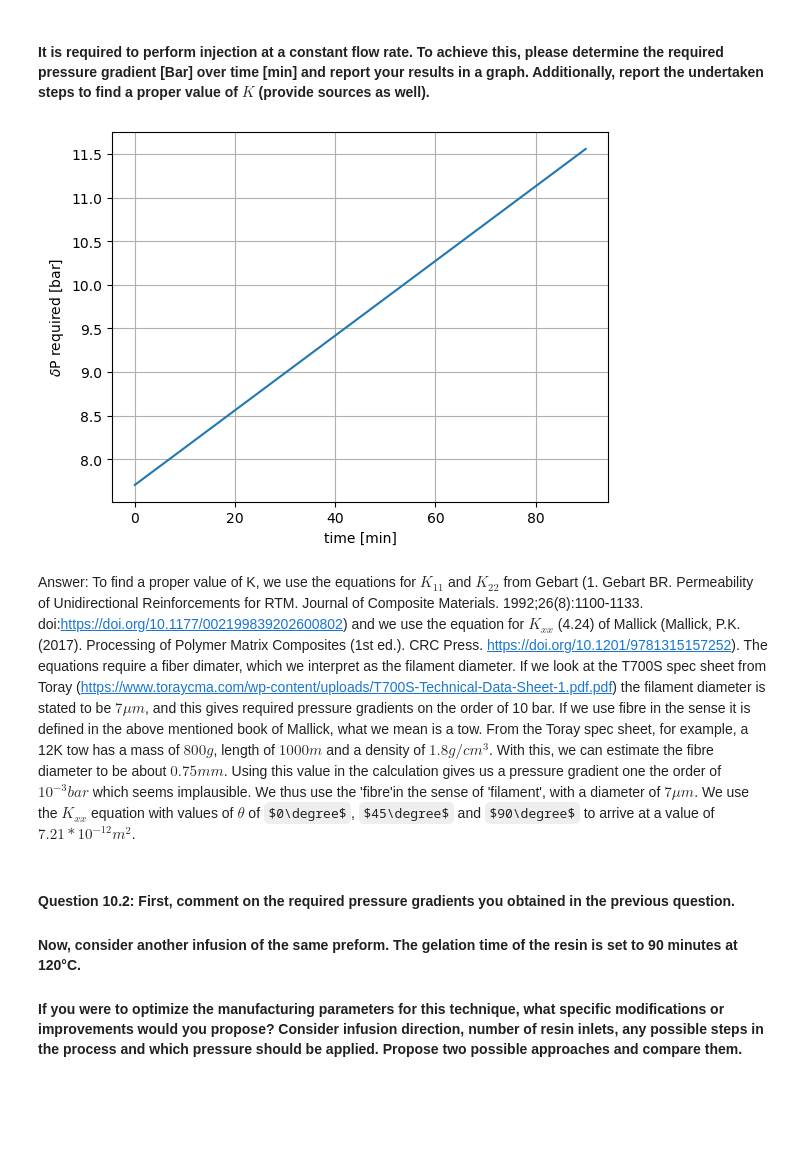
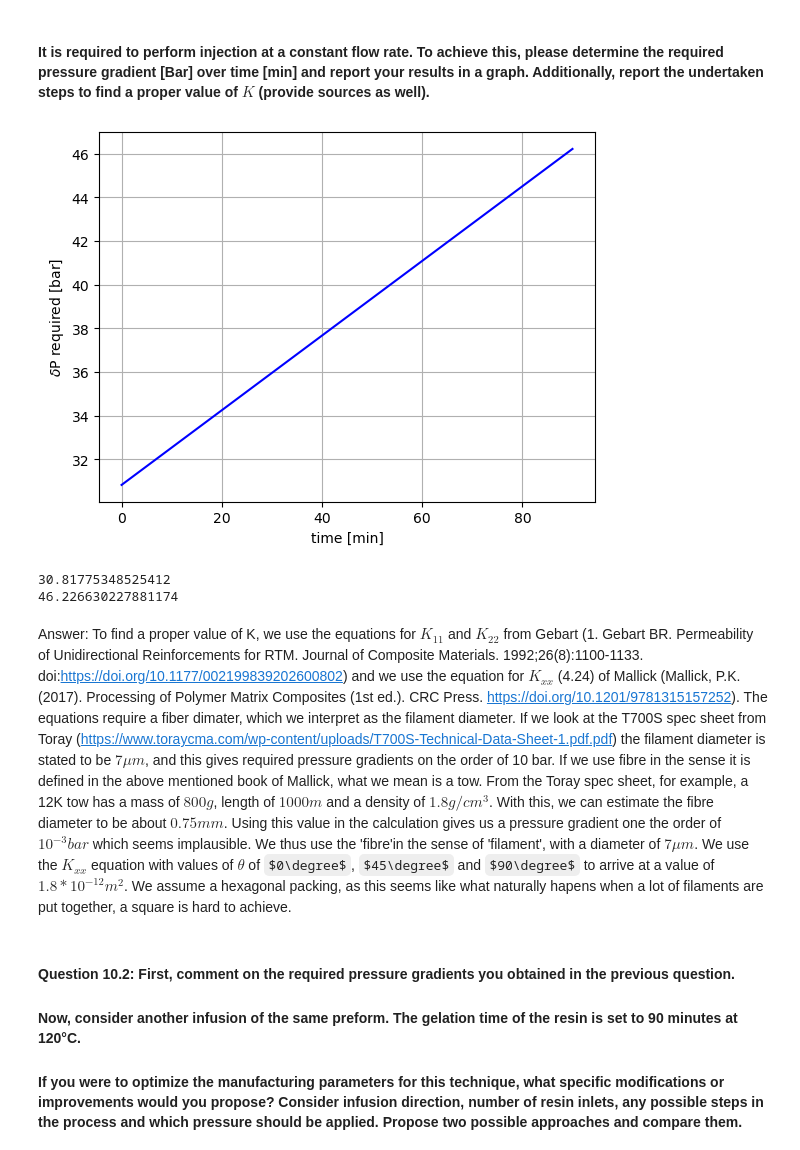
Before and after one commit to arthurstreebgreebling/PCM, a Jupyter notebook: A2 Rheokinetics/Rheokinetics.ipynb, the cells around one changed output. Cells and saved outputs as stored; diff of their text form; code cells hidden in the pictures; some formulas as TeX source; blank space fills up the shorter version.

Commit message:
updates to Q10.1 equation of Kozeny-Carman (power 3)

```diff
--- a/A2 Rheokinetics/Rheokinetics.ipynb
+++ b/A2 Rheokinetics/Rheokinetics.ipynb
@@ -593,40 +598,46 @@ $$ Q = \frac{K_{ij}A}{\eta L} \Delta P $$
 # %%
 L = 1 #[m]
 gel_time = 90 * 60 # [sec]
 d_f = 7e-6 #[m] diameter of the fibre, or filament?
 v_f = 0.4 #[-] volume fraction of fibres
 fiber_network = 'hexagonal'
 
 def k(angle, fiber_network=fiber_network, d_f=d_f, v_f=v_f):
     theta = angle * np.pi / 180. # [rad] input in degrees
     if fiber_network == 'hexagonal':
-        C_1, C_2, v_f_max  = 53, 0.231, 0.906
+        C_1, C_2, v_f_max  = 53, 16/(9*np.pi*np.sqrt(6)), np.pi/(2*np.sqrt(3))
     elif fiber_network == 'square':
         C_1, C_2, v_f_max  = 57, 0.4, 0.785
-    k_11 = (2 * d_f ** 2 / C_1) * ((1-v_f**3)/v_f**2)
-    k_22 = C_2 * (np.sqrt(v_f_max/v_f)-1) ** (5/2) * d_f**2 / 4
+    k_11 = (2 * d_f**2 / C_1) * ((1-v_f)**3/v_f**2)
+    k_22 = C_2 * (np.sqrt(v_f_max/v_f)-1)**(5/2) * d_f**2 / 4
+
     return k_11*np.cos(theta)**2 + k_22*np.sin(theta)**2
 
 def K(offset=0, v_f=v_f):
-    return 0.2*k(90.+offset, v_f=v_f) + 0.3*k(45.+offset, v_f=v_f) + 0.5*k(0.+offset, v_f=v_f)  # [20%@90° / 30%@+-45° / 50%@0°]
+    # [20%@90° / 30%@+-45° / 50%@0°]
+    return 0.2*k(90.+offset, v_f=v_f) + 0.3*k(45.+offset, v_f=v_f) + 0.5*k(0.+offset, v_f=v_f)
 
 def pressure_gradient(t, offset=0, L=L, gel_time=gel_time, v_f=v_f, eta_end=0.045):
     # viscosity eta
     eta = 0.03 + t * (eta_end-0.03)/gel_time
     # permeability K
     return L**2 * eta / (gel_time * K(offset=offset, v_f=v_f))
 
 t = np.linspace(0,5400,5400)
-plt.plot(t/60, pressure_gradient(t)/1e5)
+plt.plot(t/60, pressure_gradient(t)/1e5, color='blue')
 plt.xlabel('time [min]')
 plt.ylabel('$\delta$P required [bar]')
 plt.grid()
 plt.show()
+print(pressure_gradient(t[0])/1e5)
+print(pressure_gradient(t[-1])/1e5)
 # %% [output]
-[figure, old version]
+[figure, new version]
+30.81775348525412
+46.226630227881174
 # %% [markdown]
 Answer: To find a proper value of K, we use the equations for $K_{11}$ and $K_{22}$ from Gebart (1.
-Gebart BR. Permeability of Unidirectional Reinforcements for RTM. Journal of Composite Materials. 1992;26(8):1100-1133. doi:https://doi.org/10.1177/002199839202600802) and we use the equation for $K_{xx}$ (4.24) of Mallick (Mallick, P.K. (2017). Processing of Polymer Matrix Composites (1st ed.). CRC Press. https://doi.org/10.1201/9781315157252). The equations require a fiber dimater, which we interpret as the filament diameter. If we look at the T700S spec sheet from Toray (https://www.toraycma.com/wp-content/uploads/T700S-Technical-Data-Sheet-1.pdf.pdf) the filament diameter is stated to be $7\mu m$, and this gives required pressure gradients on the order of 10 bar. If we use fibre in the sense it is defined in the above mentioned book of Mallick, what we mean is a tow. From the Toray spec sheet, for example, a 12K tow has a mass of $800g$, length of $1000m$ and a density of $1.8g/cm^3$. With this, we can estimate the fibre diameter to be about $0.75mm$. Using this value in the calculation gives us a pressure gradient one the order of $10^{-3} bar$ which seems implausible. We thus use the 'fibre'in the sense of 'filament', with a diameter of $7\mu m$. We use the $K_{xx}$ equation with values of $\theta$ of $0\degree$, $45\degree$ and $90\degree$ to arrive at a value of $7.21*10^{-12} m^2$.
+Gebart BR. Permeability of Unidirectional Reinforcements for RTM. Journal of Composite Materials. 1992;26(8):1100-1133. doi:https://doi.org/10.1177/002199839202600802) and we use the equation for $K_{xx}$ (4.24) of Mallick (Mallick, P.K. (2017). Processing of Polymer Matrix Composites (1st ed.). CRC Press. https://doi.org/10.1201/9781315157252). The equations require a fiber dimater, which we interpret as the filament diameter. If we look at the T700S spec sheet from Toray (https://www.toraycma.com/wp-content/uploads/T700S-Technical-Data-Sheet-1.pdf.pdf) the filament diameter is stated to be $7\mu m$, and this gives required pressure gradients on the order of 10 bar. If we use fibre in the sense it is defined in the above mentioned book of Mallick, what we mean is a tow. From the Toray spec sheet, for example, a 12K tow has a mass of $800g$, length of $1000m$ and a density of $1.8g/cm^3$. With this, we can estimate the fibre diameter to be about $0.75mm$. Using this value in the calculation gives us a pressure gradient one the order of $10^{-3} bar$ which seems implausible. We thus use the 'fibre'in the sense of 'filament', with a diameter of $7\mu m$. We use the $K_{xx}$ equation with values of $\theta$ of $0\degree$, $45\degree$ and $90\degree$ to arrive at a value of $1.8*10^{-12} m^2$. We assume a hexagonal packing, as this seems like what naturally hapens when a lot of filaments are put together, a square is hard to achieve.
 # %% [markdown]
 #### Question 10.2: First, comment on the required pressure gradients you obtained in the previous question.
 #### Now, consider another infusion of the same preform. The gelation time of the resin is set to 90 minutes at 120°C.
```
Also changed, not shown: parts of 33 cells of this notebook, 1 other file.
